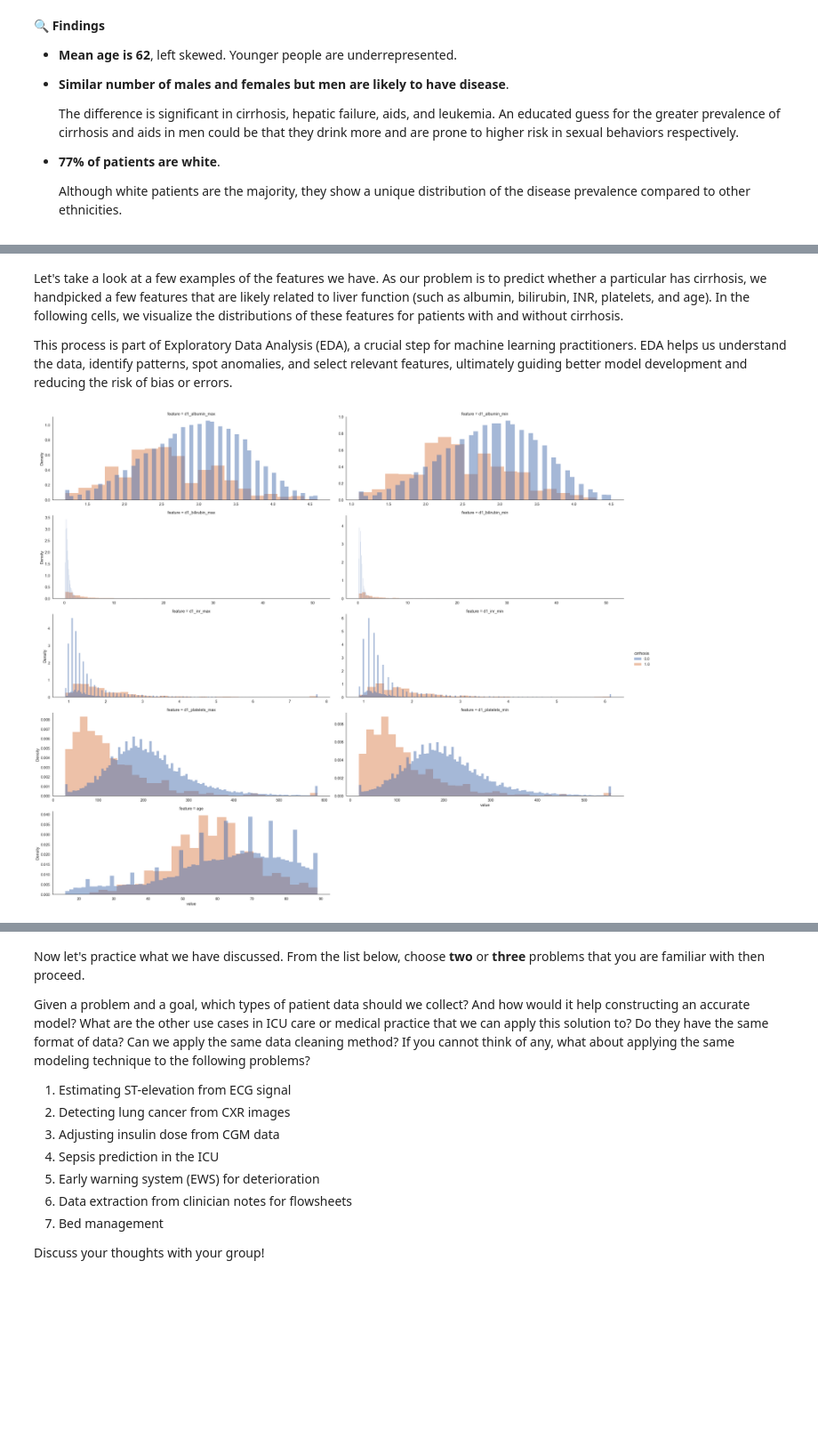
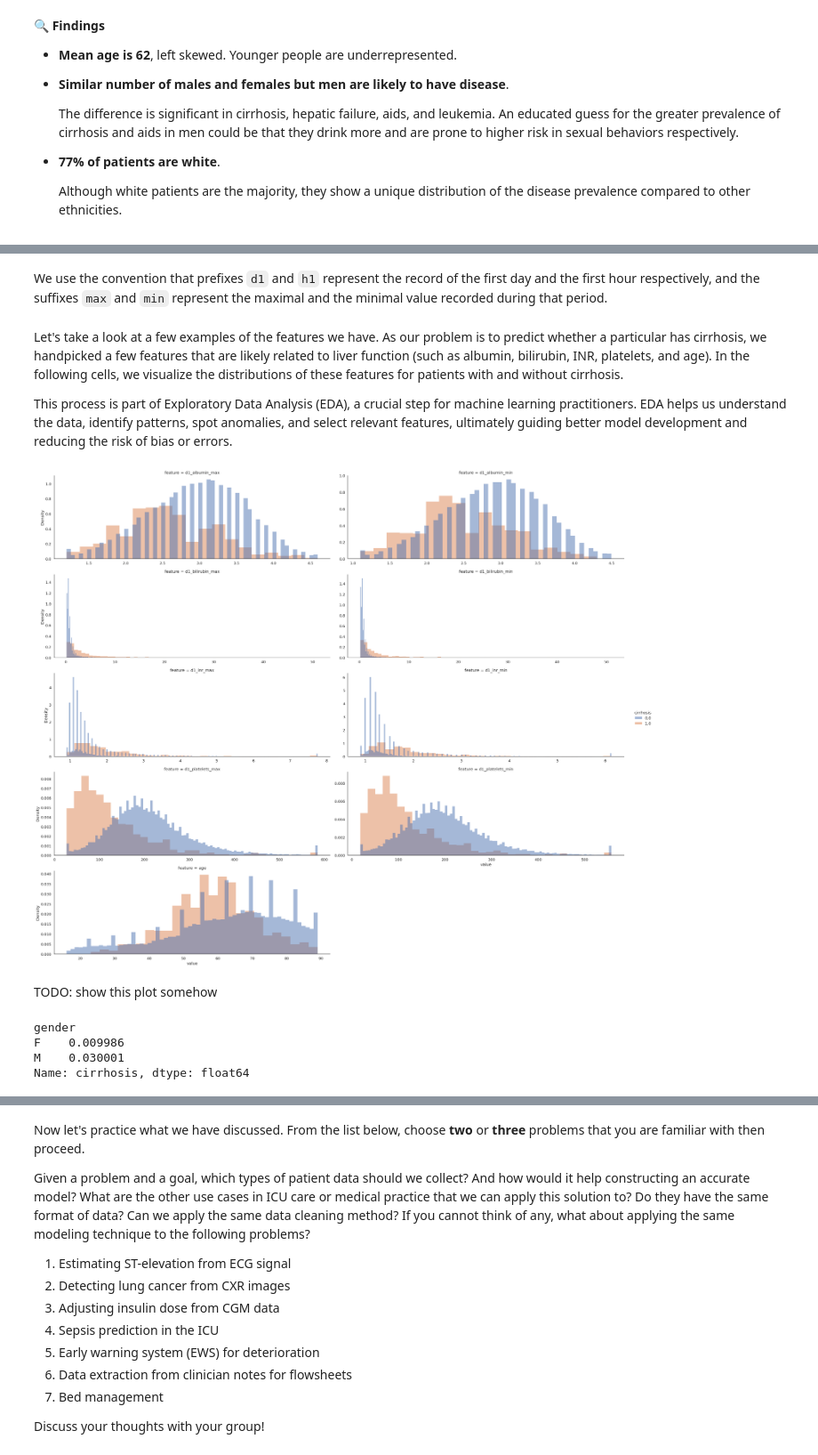
Before and after one commit to donlaporntr/TSCCM_Bias_In_AI_Workshop, a Jupyter notebook: AI_Fairness_in_Medicine.ipynb, the cells around one changed output, grey strips where cells are left out. Shown at 89% size. Drawn from its saved outputs; the diff is of its cells as text; code cells hidden in the pictures; blank space fills up the shorter version.

```diff
--- a/AI_Fairness_in_Medicine.ipynb
+++ b/AI_Fairness_in_Medicine.ipynb
@@ -93,17 +93,4 @@ the machine learning workflow.
 
 Let's first load the data and visualize it to understand it better.
 # %%
-import pandas as pd
-import matplotlib.pyplot as plt
-import seaborn as sns
-
-import random
-
-from sklearn.compose import ColumnTransformer
-from sklearn.ensemble import RandomForestClassifier
-from sklearn.model_selection import train_test_split
-from sklearn.impute import SimpleImputer
-from sklearn.pipeline import Pipeline
-from sklearn.preprocessing import OneHotEncoder, StandardScaler
-
-sns.set_theme(style="white", font_scale=1.2)
+%run workshop.py
@@ -279,3 +167,5 @@ apache_3j_bodysystem           apache_2_bodysystem
+# %% [markdown]
+We use the convention that prefixes `d1` and `h1` represent the record of the first day and the first hour respectively, and the suffixes `max` and `min` represent the maximal and the minimal value recorded during that period.
 # %% [markdown]
 Let's take a look at a few examples of the features we have. As our problem is to predict whether a
 particular has cirrhosis, we handpicked a few features that are likely related to liver function
@@ -309,15 +179,23 @@ long_df = pd.melt(
-# %%
-_ = sns.displot(
-    data=long_df,
-    x="value",
-    hue="cirrhosis",
-    col="feature",
-    stat="density",
-    common_norm=False,
-    common_bins=False,
-    facet_kws={"sharex": False, "sharey": False},
-    aspect=3,
-    col_wrap=2,
-)
-# %% [output]
-[figure, removed]
+# %%
+plot_cirrhosis_distribution(df, [
+    "d1_albumin_max",
+    "d1_albumin_min",
+    "d1_bilirubin_max",
+    "d1_bilirubin_min",
+    "d1_inr_max",
+    "d1_inr_min",
+    "d1_platelets_max",
+    "d1_platelets_min",
+    "age",
+])
+# %% [output]
+[figure, added]
+# %% [markdown]
+TODO: show this plot somehow
+# %%
+df.groupby("gender").cirrhosis.mean()
+# %% [output]
+gender
+F    0.009986
+M    0.030001
+Name: cirrhosis, dtype: float64
```
Also changed, not shown: parts of 34 cells of this notebook, 3 other files.
